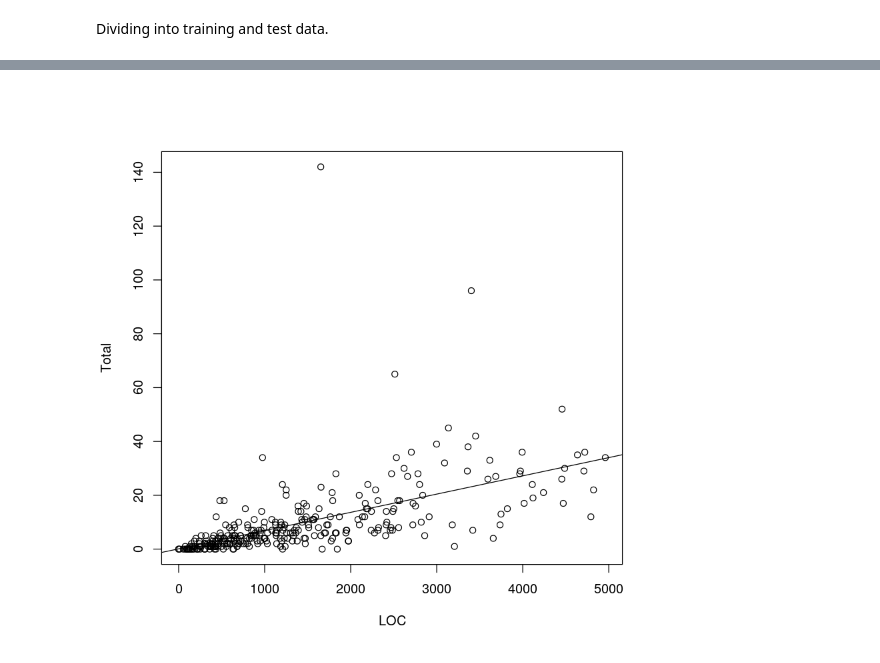
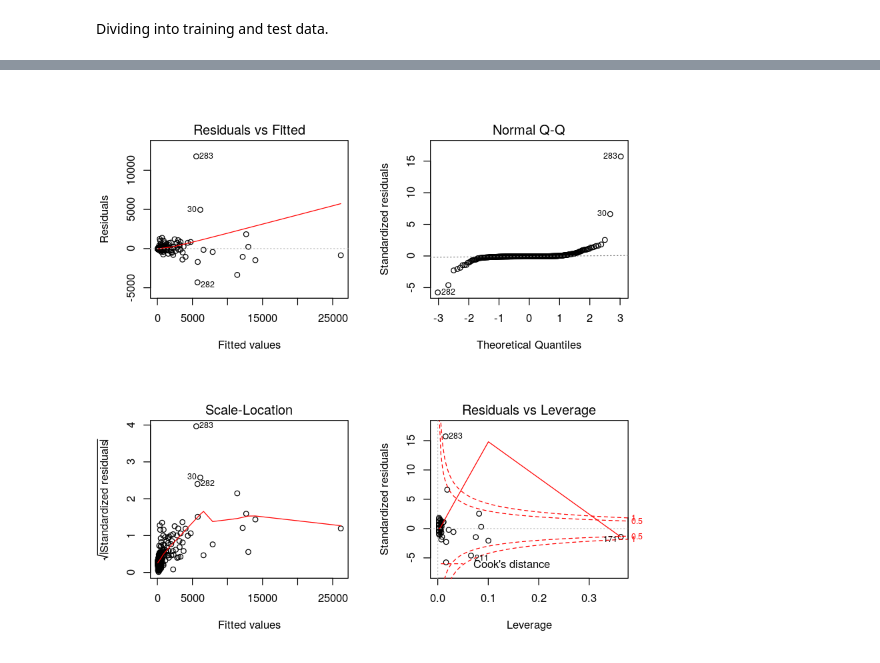
Before and after one commit to SimonHellbrueck/BT_Repository_Mining, a Jupyter notebook: regressiondiagnostics.ipynb, the cells around one changed output, grey strips where cells are left out. Saved outputs shown, nothing was run; the diff lists cells and outputs as text; code cells hidden in the pictures.

```diff
--- a/regressiondiagnostics.ipynb
+++ b/regressiondiagnostics.ipynb
@@ -51,0 +64,7 @@ abline(fit)
+# %%
+LOC <- df_java_projects_training$LOC
+Total <- df_java_projects_training$Total
+
+ggplot() +
+  geom_point(data=df_java_projects_training, aes(LOC, Total, color= 'Java')) +
+  geom_point(data=df_kotlin_projects_training, aes(df_kotlin_projects_training$LOC, df_kotlin_projects_training$Total, color= 'Kotlin'))
@@ -64,8 +89,6 @@ short_kotlin_projects <- subset(df_kotlin_projects_training, LOC < 5000)
 # %%
-fit <- lm(Total ~ LOC, data=short_kotlin_projects)
-plot(short_kotlin_projects$LOC,short_kotlin_projects$Total,
-xlab="LOC",
-ylab="Total")
-abline(fit)
+fit <- lm(Total ~ LOC, data=df_java_projects_training)
+par(mfrow=c(2,2))
+plot(fit)
 # %% [output]
-[figure, old version]
+[figure, new version]
```
Also changed, not shown: parts of 17 cells of this notebook.
